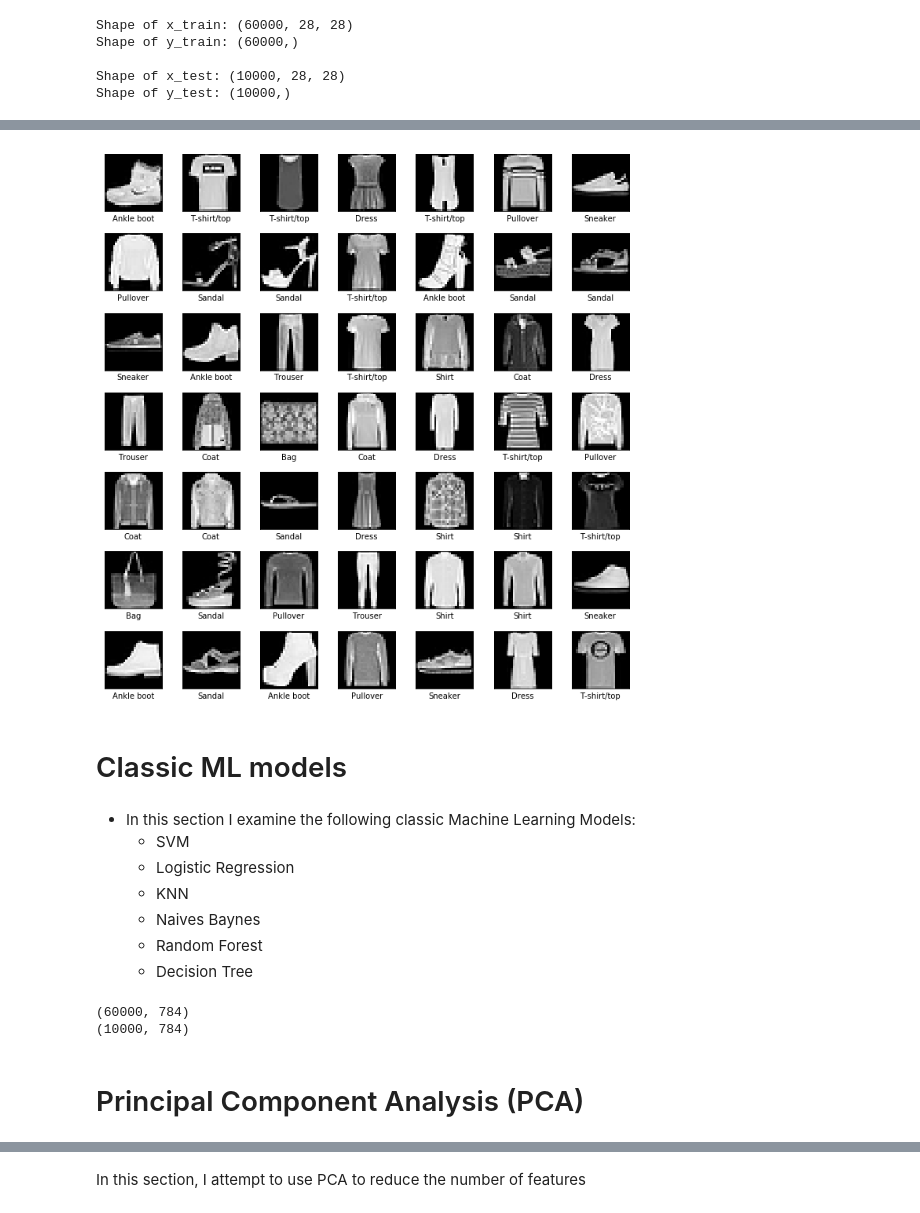
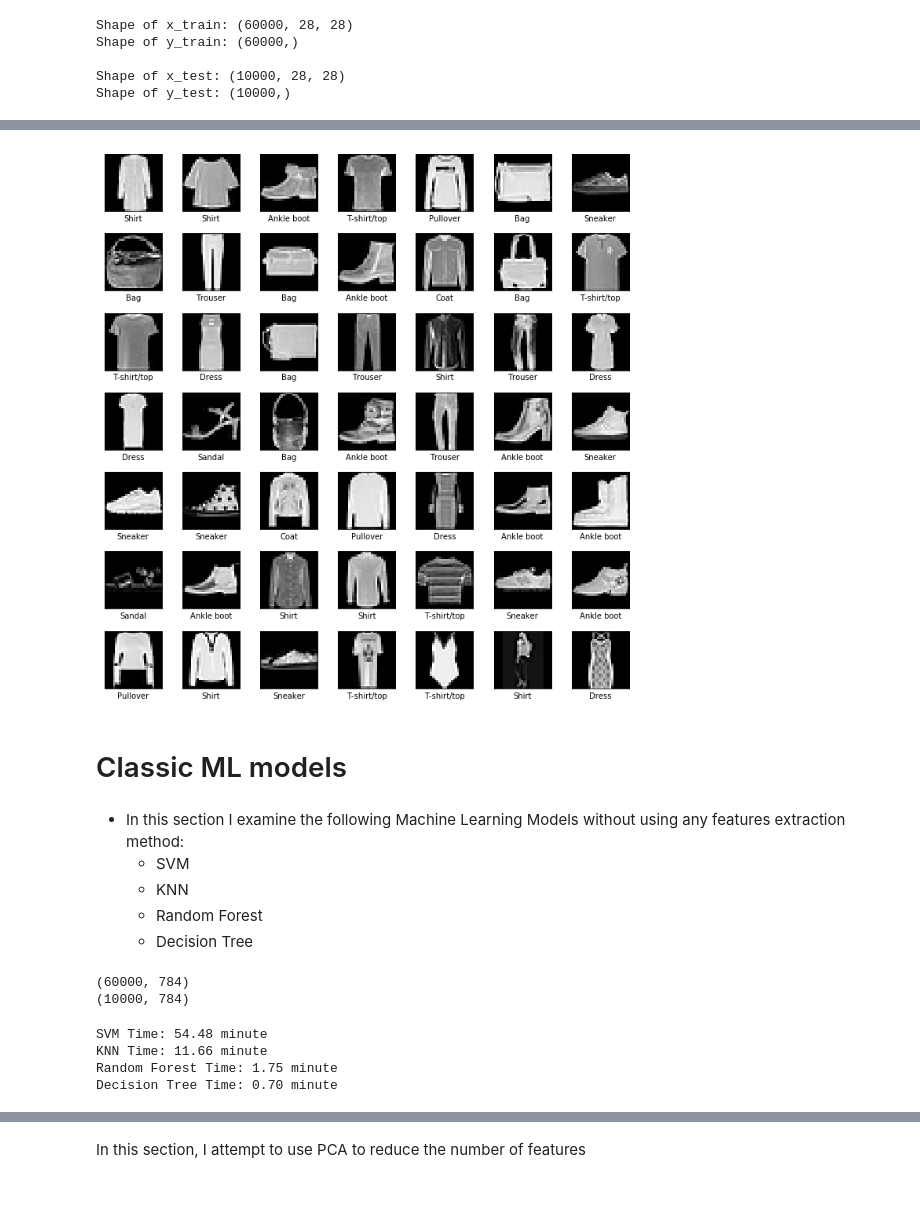
Before and after one commit to hgdangkhoi/Image-Classification-with-Fashion-MNIST-and-CIFAR-10, a Jupyter notebook: Image Classification with Fashion-MNIST and CIFAR-10.ipynb, the cells around one changed output, grey strips where cells are left out. Drawn from its saved outputs; the diff is of its cells as text; code cells hidden in the pictures.

Commit message:
add base models with timer

```diff
--- a/Image Classification with Fashion-MNIST and CIFAR-10.ipynb
+++ b/Image Classification with Fashion-MNIST and CIFAR-10.ipynb
@@ -86,27 +88,27 @@ Image (#79): Which is label number '9', or label 'Ankle boot''
 # %%
+#Sample images
 ROW = 7
 COLUMN = 7
 plt.figure(figsize=(10, 10))
 for i in range(ROW * COLUMN):
-    image = x_train[i]
+    temp = random.randint(0, len(x_train)+1)
+    image = x_train[temp]
     plt.subplot(ROW, COLUMN, i+1)
     plt.imshow(image, cmap='gray')
     plt.xticks([])
     plt.yticks([])
-    plt.xlabel(labelNames[y_train[i]])
+    plt.xlabel(labelNames[y_train[temp]])
     plt.tight_layout()
 
 plt.show()
 # %% [output]
-[figure, old version]
+[figure, new version]
 # %% [markdown]
 # Classic ML models
 # %% [markdown]
-* In this section I examine the following classic Machine Learning Models:
+* In this section I examine the following Machine Learning Models without using any features extraction method:
     - SVM
-    - Logistic Regression
     - KNN
-    - Naives Baynes
     - Random Forest
     - Decision Tree
 # %%
@@ -123,5 +125,55 @@ print(x_test.shape)
 # %% [output]
 (60000, 784)
 (10000, 784)
-# %% [markdown]
-# Principal Component Analysis (PCA)
+# %%
+from sklearn.svm import SVC
+from sklearn.neighbors import KNeighborsClassifier
+from sklearn.ensemble import RandomForestClassifier
+from sklearn.tree import DecisionTreeClassifier
+
+# SVM Model
+start1 = time.time()
+
+svc = SVC(C=1, kernel='linear', gamma="auto")
+svc.fit(x_train, y_train)
+
+end1 = time.time()
+svm_time = end1-start1
+
+# KNN Model
+start2 = time.time()
+
+knn = KNeighborsClassifier(n_neighbors=5)
+knn.fit(x_train, y_train)
+y_pred_knn = knn.predict(x_test)
+
+end2 = time.time()
+knn_time = end2-start2
+
+# Random Forest
+start3 = time.time()
+
+random_forest = RandomForestClassifier(criterion='entropy', max_depth=70, n_estimators=100)
+random_forest.fit(x_train, y_train)
+
+end3 = time.time()
+forest_time = end3-start3
+
+# Decision Tree
+start4 = time.time()
+
+tree = DecisionTreeClassifier(max_depth=100, criterion='entropy')
+tree.fit(x_train, y_train)
+
+end4 = time.time()
+tree_time = end4-start4
+
+print("SVM Time: {:0.2f} minute".format(svm_time/60.0))
+print("KNN Time: {:0.2f} minute".format(knn_time/60.0))
+print("Random Forest Time: {:0.2f} minute".format(forest_time/60.0))
+print("Decision Tree Time: {:0.2f} minute".format(tree_time/60.0))
+# %% [output]
+SVM Time: 54.48 minute
+KNN Time: 11.66 minute
+Random Forest Time: 1.75 minute
+Decision Tree Time: 0.70 minute
```
Also changed, not shown: parts of 13 cells of this notebook.
